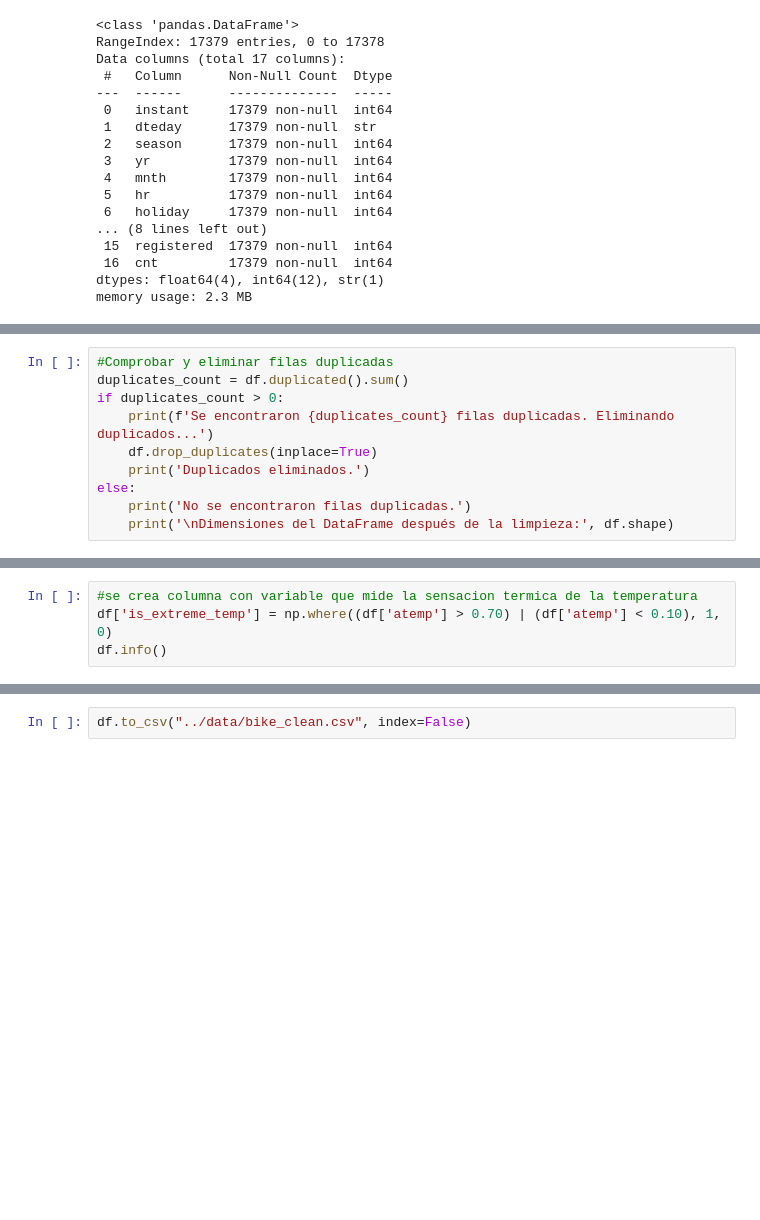
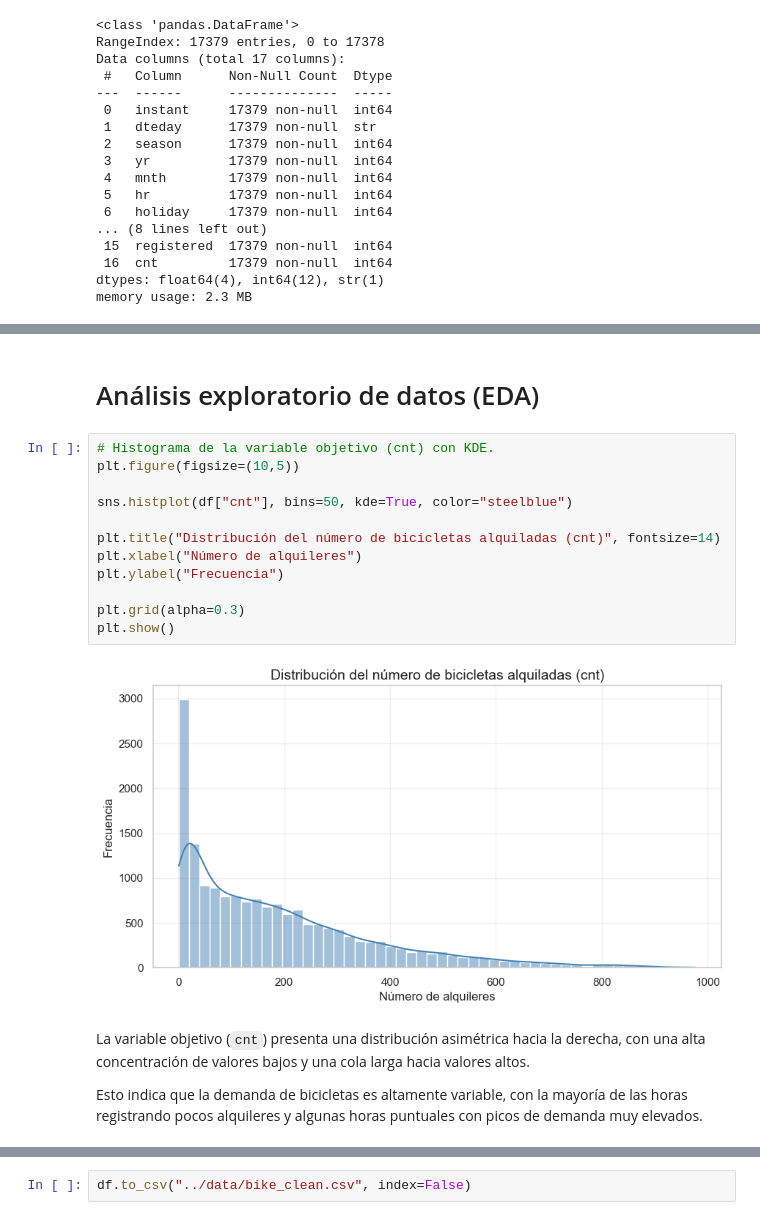
Before and after one commit to Bootcamp-DA-P2/DA-Project-Regression-Grupo1, a Jupyter notebook: notebooks/limpieza_eda.ipynb, the cells around one changed output, grey strips where cells are left out. Saved outputs shown, nothing was run; the diff lists cells and outputs as text; blank space fills up the shorter version.

```diff
--- a/notebooks/limpieza_eda.ipynb
+++ b/notebooks/limpieza_eda.ipynb
@@ -102,10 +76,0 @@ dtype: int64
-# %%
-#Comprobar y eliminar filas duplicadas
-duplicates_count = df.duplicated().sum()
-if duplicates_count > 0:
-    print(f'Se encontraron {duplicates_count} filas duplicadas. Eliminando duplicados...')
-    df.drop_duplicates(inplace=True)
-    print('Duplicados eliminados.')
-else:
-    print('No se encontraron filas duplicadas.')
-    print('\nDimensiones del DataFrame después de la limpieza:', df.shape)
@@ -224,4 +76,0 @@ outliers.shape
-# %%
-#se crea columna con variable que mide la sensacion termica de la temperatura
-df['is_extreme_temp'] = np.where((df['atemp'] > 0.70) | (df['atemp'] < 0.10), 1, 0)
-df.info()
@@ -245,0 +142,20 @@ memory usage: 2.0 MB
+# %% [markdown]
+# Análisis exploratorio de datos (EDA)
+# %%
+# Histograma de la variable objetivo (cnt) con KDE.
+plt.figure(figsize=(10,5))
+
+sns.histplot(df["cnt"], bins=50, kde=True, color="steelblue")
+
+plt.title("Distribución del número de bicicletas alquiladas (cnt)", fontsize=14)
+plt.xlabel("Número de alquileres")
+plt.ylabel("Frecuencia")
+
+plt.grid(alpha=0.3)
+plt.show()
+# %% [output]
+[figure, added]
+# %% [markdown]
+La variable objetivo (`cnt`) presenta una distribución asimétrica hacia la derecha, con una alta concentración de valores bajos y una cola larga hacia valores altos.
+
+Esto indica que la demanda de bicicletas es altamente variable, con la mayoría de las horas registrando pocos alquileres y algunas horas puntuales con picos de demanda muy elevados.
```
Also changed, not shown: parts of 45 cells of this notebook.
